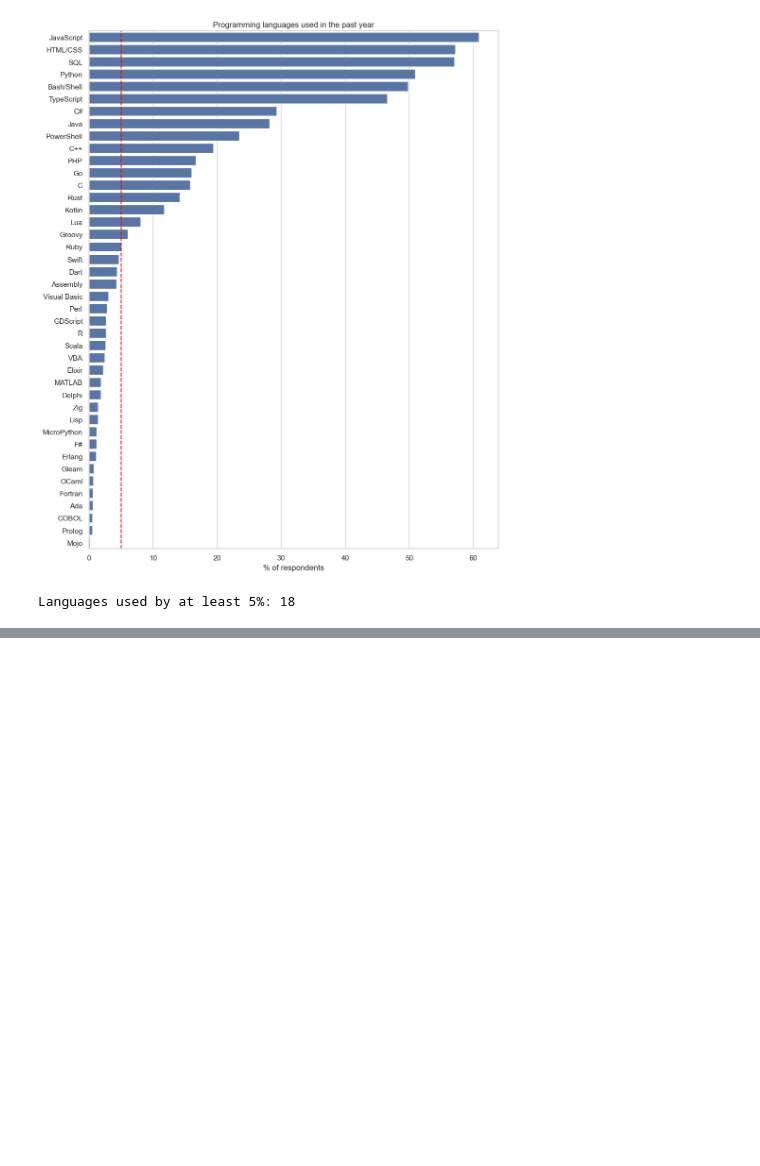
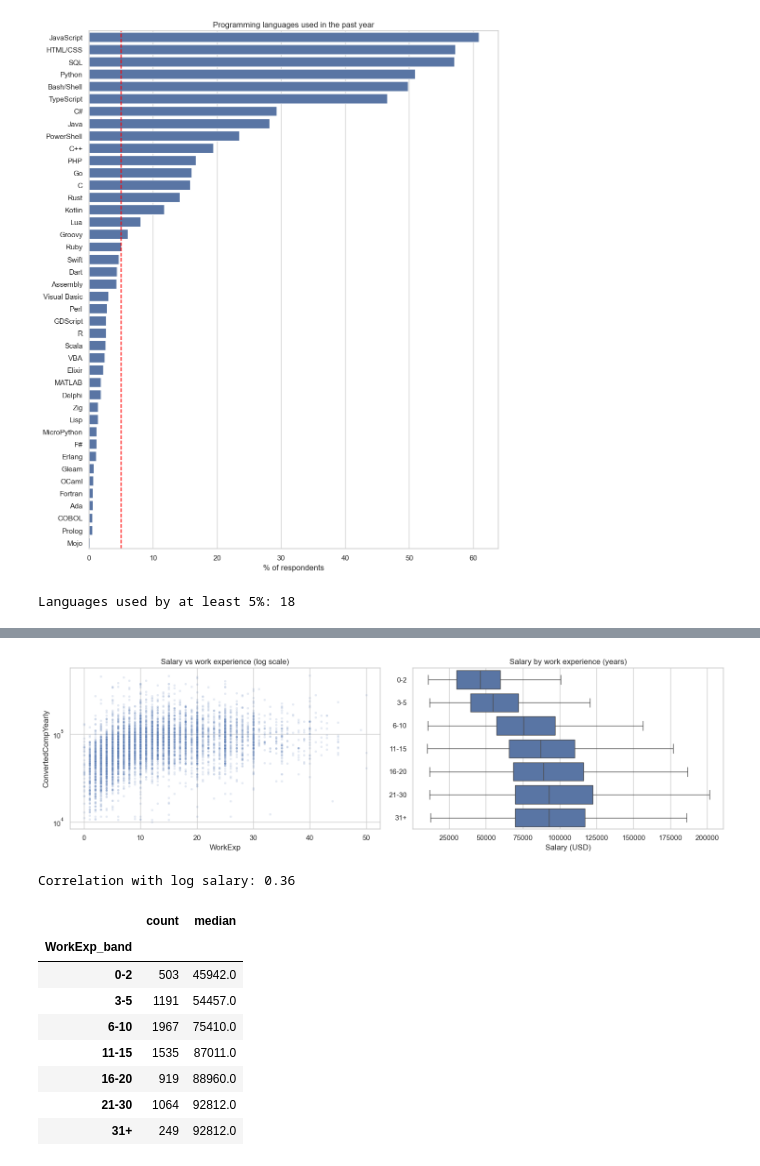
Before and after one commit to berkerild/developer-salary-prediction, a Jupyter notebook: notebooks/02_eda_statistics.ipynb, the cells around one changed output, grey strips where cells are left out. Saved outputs shown, nothing was run; the diff lists cells and outputs as text; code cells hidden in the pictures; blank space fills up the shorter version.

Commit message:
Add bivariate analysis of features vs salary

```diff
--- a/notebooks/02_eda_statistics.ipynb
+++ b/notebooks/02_eda_statistics.ipynb
@@ -180,0 +176,22 @@ Notes:
+# %%
+def salary_table(col, order=None):
+    """Count and median salary per group, sorted by median unless an order is given."""
+    table = df.groupby(col, observed=True)[target].agg(count="count", median="median").round(0)
+    if order is not None:
+        return table.reindex(order)
+    return table.sort_values("median", ascending=False)
+
+
+def salary_boxplot(col, order=None, data=None, ax=None, title=None):
+    """Horizontal boxplot of salary per group."""
+    data = df if data is None else data
+    if order is None:
+        order = data.groupby(col, observed=True)[target].median().sort_values(ascending=False).index
+    if ax is None:
+        fig, ax = plt.subplots(figsize=(10, 0.45 * len(order) + 1.5))
+    sns.boxplot(data=data, x=target, y=col, order=order, showfliers=False, ax=ax)
+    ax.set_xlabel("Salary (USD)")
+    ax.set_ylabel("")
+    ax.set_title(title or f"Salary by {col}")
+    ax.figure.tight_layout()
+    return ax
@@ -180,0 +202,27 @@ Notes:
+# %%
+exp_bins = [-1, 2, 5, 10, 15, 20, 30, 50]
+exp_labels = ["0-2", "3-5", "6-10", "11-15", "16-20", "21-30", "31+"]
+df["WorkExp_band"] = pd.cut(df["WorkExp"], bins=exp_bins, labels=exp_labels)
+
+fig, axes = plt.subplots(1, 2, figsize=(15, 4.5))
+sns.scatterplot(data=df, x="WorkExp", y=target, alpha=0.15, s=12, ax=axes[0])
+axes[0].set_yscale("log")
+axes[0].set_title("Salary vs work experience (log scale)")
+salary_boxplot("WorkExp_band", order=exp_labels, ax=axes[1], title="Salary by work experience (years)")
+plt.tight_layout()
+plt.show()
+
+print("Correlation with log salary:", round(df["WorkExp"].corr(df["log_salary"]), 2))
+salary_table("WorkExp_band", order=exp_labels)
+# %% [output]
+[figure, added]
+Correlation with log salary: 0.36
+|  | count | median |
+| WorkExp_band |  |  |
+| 0-2 | 503 | 45942.0 |
+| 3-5 | 1191 | 54457.0 |
+| 6-10 | 1967 | 75410.0 |
+| 11-15 | 1535 | 87011.0 |
+| 16-20 | 919 | 88960.0 |
+| 21-30 | 1064 | 92812.0 |
+| 31+ | 249 | 92812.0 |
```
Also changed, not shown: parts of 47 cells of this notebook.
